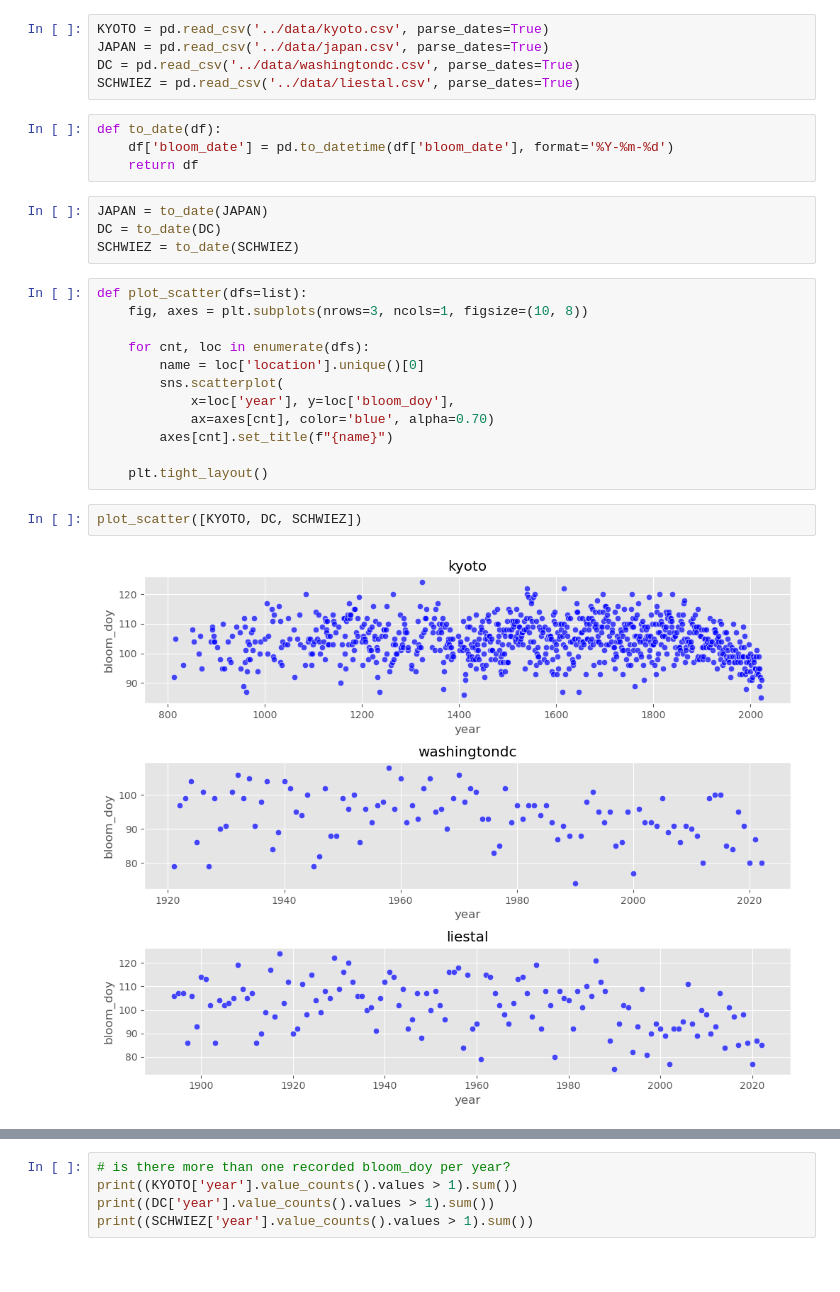
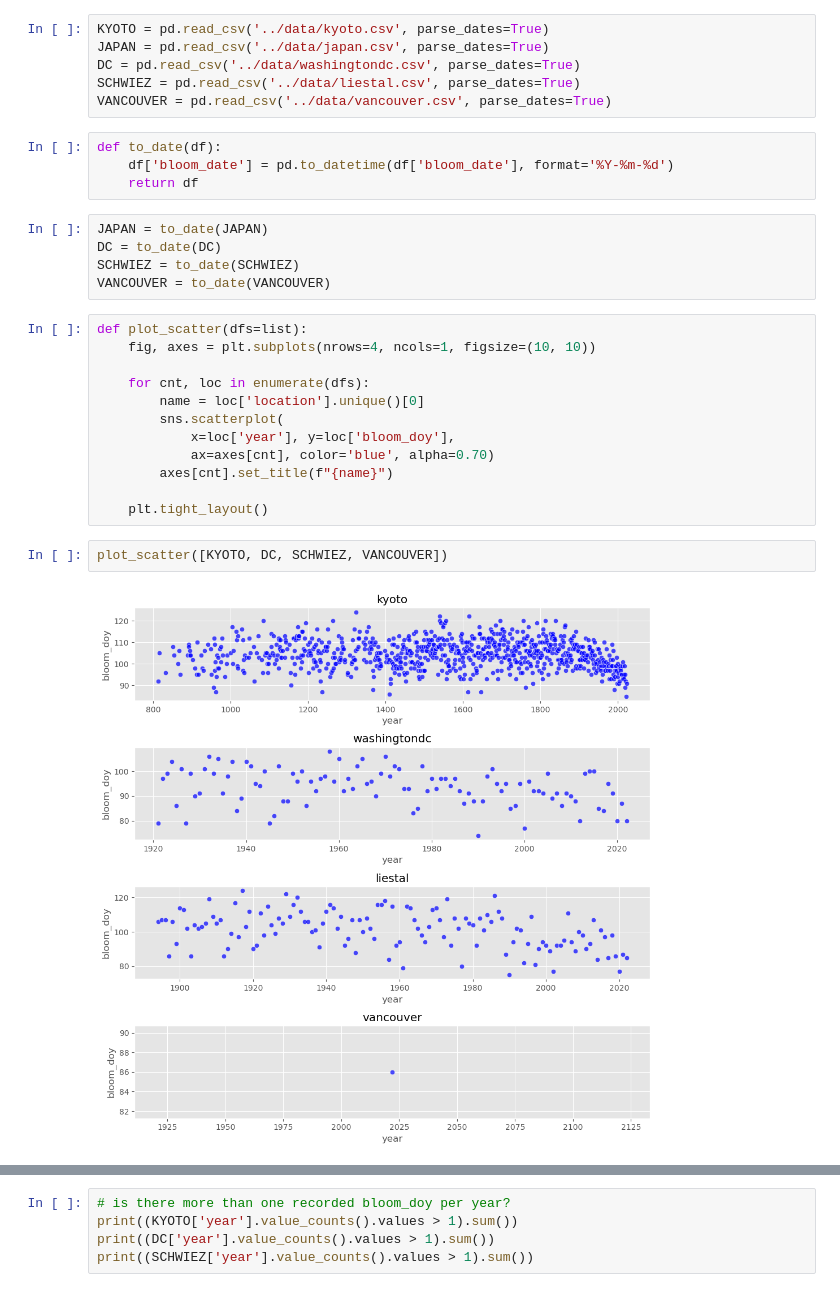
Before and after one commit to GMU-CherryBlossomCompetition/peak-bloom-prediction, a Jupyter notebook: eda/eda.ipynb, the cells around one changed output, grey strips where cells are left out. Drawn from its saved outputs; the diff is of its cells as text.

```diff
--- a/eda/eda.ipynb
+++ b/eda/eda.ipynb
@@ -9,6 +9,7 @@ KYOTO = pd.read_csv('../data/kyoto.csv', parse_dates=True)
 JAPAN = pd.read_csv('../data/japan.csv', parse_dates=True)
 DC = pd.read_csv('../data/washingtondc.csv', parse_dates=True)
 SCHWIEZ = pd.read_csv('../data/liestal.csv', parse_dates=True)
+VANCOUVER = pd.read_csv('../data/vancouver.csv', parse_dates=True)
 # %%
 def to_date(df):
     df['bloom_date'] = pd.to_datetime(df['bloom_date'], format='%Y-%m-%d')
@@ -17,9 +18,10 @@ def to_date(df):
 JAPAN = to_date(JAPAN)
 DC = to_date(DC)
 SCHWIEZ = to_date(SCHWIEZ)
+VANCOUVER = to_date(VANCOUVER)
 # %%
 def plot_scatter(dfs=list):
-    fig, axes = plt.subplots(nrows=3, ncols=1, figsize=(10, 8))
+    fig, axes = plt.subplots(nrows=4, ncols=1, figsize=(10, 10))
 
     for cnt, loc in enumerate(dfs):
         name = loc['location'].unique()[0]
@@ -30,8 +32,8 @@ def plot_scatter(dfs=list):
 
     plt.tight_layout()
 # %%
-plot_scatter([KYOTO, DC, SCHWIEZ])
+plot_scatter([KYOTO, DC, SCHWIEZ, VANCOUVER])
 # %% [output]
-[figure, old version]
+[figure, new version]
 # %%
 # lets zoom in on Kyoto
```
Also changed, not shown: parts of 15 cells of this notebook.
